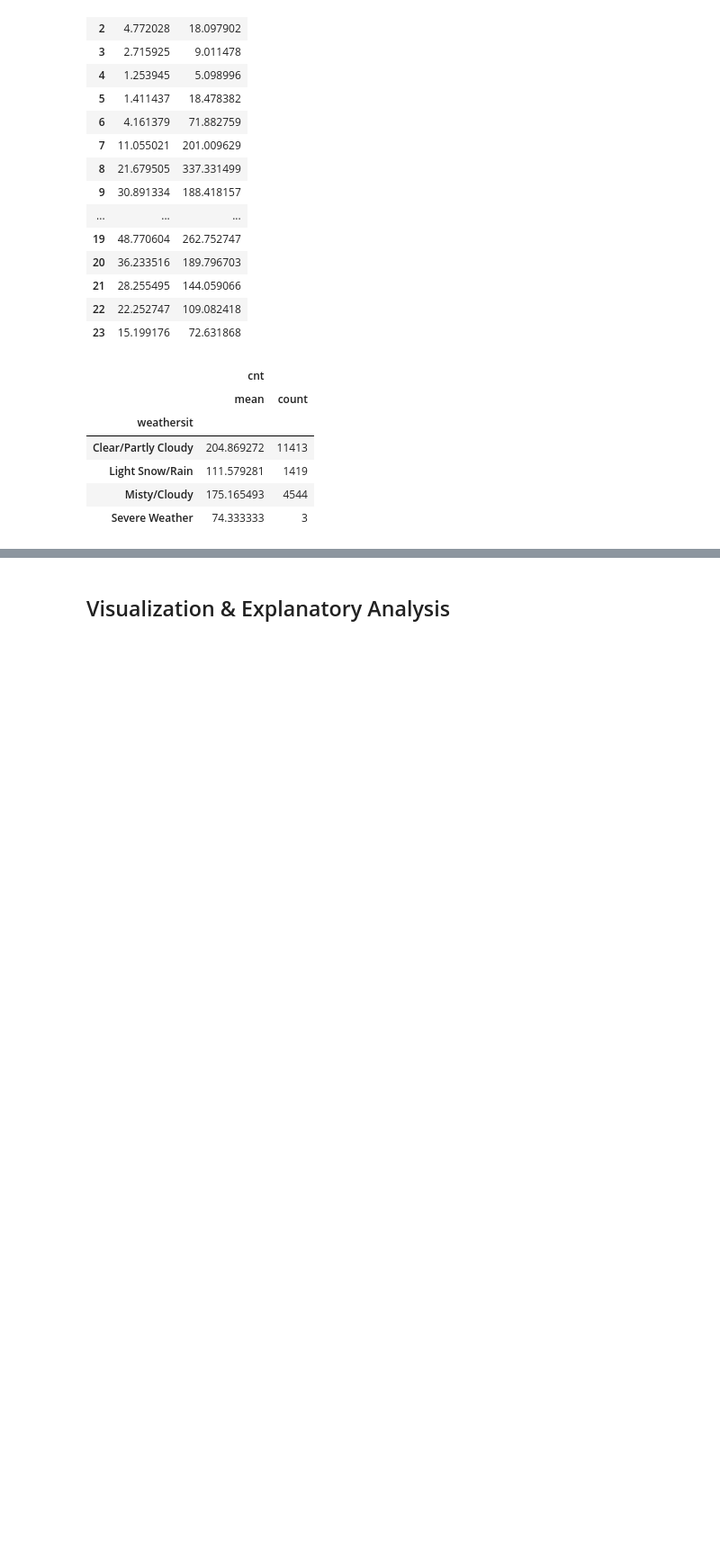
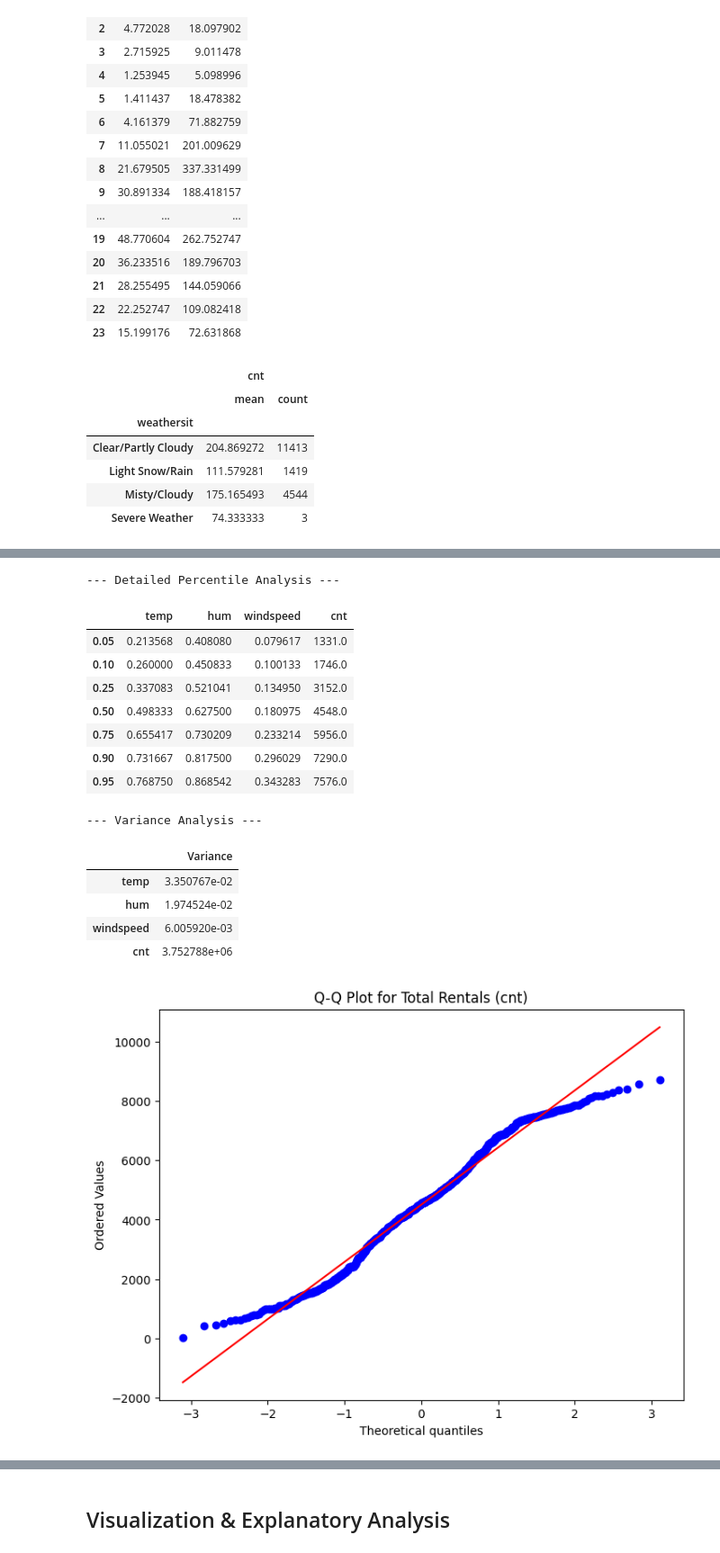
Before and after one commit to farihkamilzulfah-cmd/bike-sharing-analysis, a Jupyter notebook: Farih_Kamil_Zulfah_Proyek_Analisis_Data.ipynb, the cells around one changed output, grey strips where cells are left out. Shown at 90% size. Drawn from its saved outputs; the diff is of its cells as text; code cells hidden in the pictures; blank space fills up the shorter version.

```diff
--- a/Farih_Kamil_Zulfah_Proyek_Analisis_Data.ipynb
+++ b/Farih_Kamil_Zulfah_Proyek_Analisis_Data.ipynb
@@ -509,0 +562,32 @@ hour_df.groupby(by="weathersit").agg({
+# %%
+# 1. Detailed Percentile Analysis
+percentiles = [0.05, 0.10, 0.25, 0.50, 0.75, 0.90, 0.95]
+print("--- Detailed Percentile Analysis ---")
+display(day_df[['temp', 'hum', 'windspeed', 'cnt']].quantile(percentiles))
+
+# 2. Variance Analysis
+print("\n--- Variance Analysis ---")
+display(day_df[['temp', 'hum', 'windspeed', 'cnt']].var().to_frame(name='Variance'))
+
+# 3. Normality Testing (Q-Q Plot) untuk 'cnt'
+plt.figure(figsize=(8, 6))
+stats.probplot(day_df['cnt'], dist="norm", plot=plt)
+plt.title('Q-Q Plot for Total Rentals (cnt)')
+plt.show()
+# %% [output]
+--- Detailed Percentile Analysis ---
+|  | temp | hum | windspeed | cnt |
+| 0.05 | 0.213568 | 0.408080 | 0.079617 | 1331.0 |
+| 0.10 | 0.260000 | 0.450833 | 0.100133 | 1746.0 |
+| 0.25 | 0.337083 | 0.521041 | 0.134950 | 3152.0 |
+| 0.50 | 0.498333 | 0.627500 | 0.180975 | 4548.0 |
+| 0.75 | 0.655417 | 0.730209 | 0.233214 | 5956.0 |
+| 0.90 | 0.731667 | 0.817500 | 0.296029 | 7290.0 |
+| 0.95 | 0.768750 | 0.868542 | 0.343283 | 7576.0 |
+--- Variance Analysis ---
+|  | Variance |
+| temp | 3.350767e-02 |
+| hum | 1.974524e-02 |
+| windspeed | 6.005920e-03 |
+| cnt | 3.752788e+06 |
+[figure, added]
```
Also changed, not shown: parts of 17 cells of this notebook, 2 other files.
